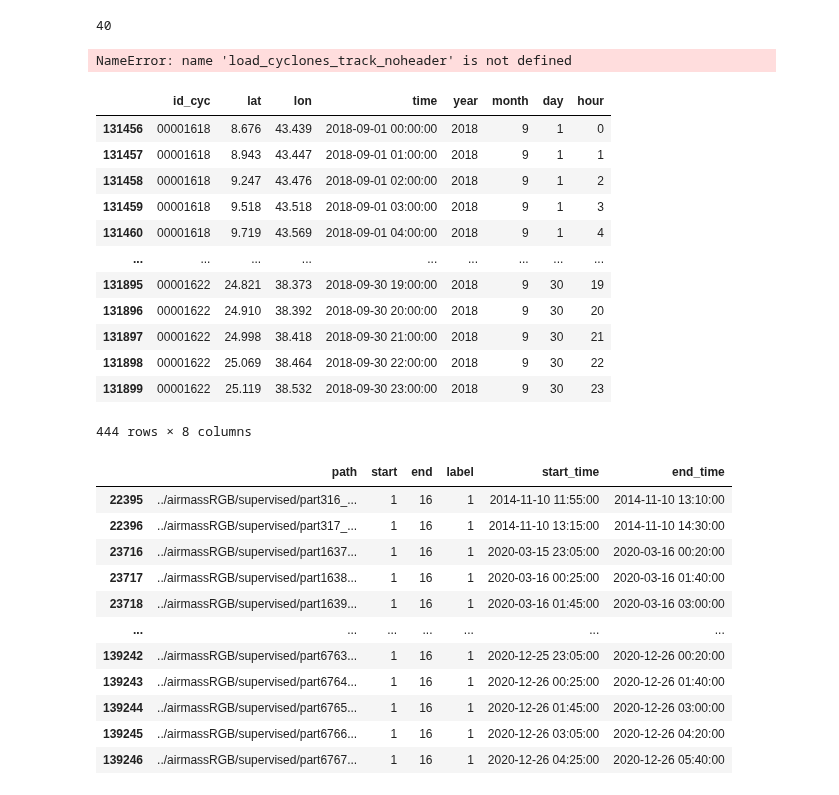
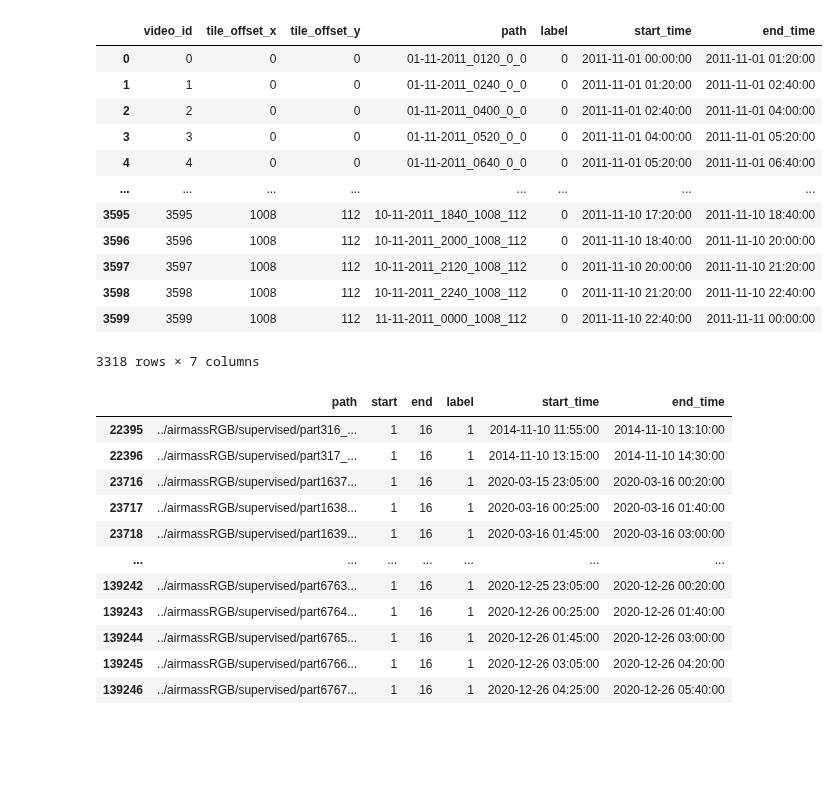
Before and after one commit to dandarm/VideoMAEv2, a Jupyter notebook: Build_dataset_videoMAE.ipynb, the cells around one changed output. Saved outputs shown, nothing was run; the diff lists cells and outputs as text; code cells hidden in the pictures; blank space fills up the shorter version.

```diff
--- a/Build_dataset_videoMAE.ipynb
+++ b/Build_dataset_videoMAE.ipynb
@@ -78,0 +149,2 @@ sorted_metadata
+# %%
+grouped = df.groupby(["tile_offset_x", "tile_offset_y"], group_keys=False)
@@ -79 +230,3 @@ sorted_metadata
+# %%
+df_res = create_tile_videos(df)
 # %%
@@ -124,31 +235,19 @@ subfolder_info[10]
-# %%
-len(subfolder_info)
-# %% [output]
-40
-# %%
-# 2) Carico i ciclonici
-tracks_file = "./TRACKS_CL7.dat"
-df_tracks = load_cyclones_track_noheader(tracks_file)
-# %% [output]
-NameError: name 'load_cyclones_track_noheader' is not defined
-# %%
-m = df_tracks.year == 2018 #.unique()
-mset = df_tracks[m].month == 9
-df_tracks[m&mset]
-# %% [output]
-|  | id_cyc | lat | lon | time | year | month | day | hour |
-| 131456 | 00001618 | 8.676 | 43.439 | 2018-09-01 00:00:00 | 2018 | 9 | 1 | 0 |
-| 131457 | 00001618 | 8.943 | 43.447 | 2018-09-01 01:00:00 | 2018 | 9 | 1 | 1 |
-| 131458 | 00001618 | 9.247 | 43.476 | 2018-09-01 02:00:00 | 2018 | 9 | 1 | 2 |
-| 131459 | 00001618 | 9.518 | 43.518 | 2018-09-01 03:00:00 | 2018 | 9 | 1 | 3 |
-| 131460 | 00001618 | 9.719 | 43.569 | 2018-09-01 04:00:00 | 2018 | 9 | 1 | 4 |
-| ... | ... | ... | ... | ... | ... | ... | ... | ... |
-| 131895 | 00001622 | 24.821 | 38.373 | 2018-09-30 19:00:00 | 2018 | 9 | 30 | 19 |
-| 131896 | 00001622 | 24.910 | 38.392 | 2018-09-30 20:00:00 | 2018 | 9 | 30 | 20 |
-| 131897 | 00001622 | 24.998 | 38.418 | 2018-09-30 21:00:00 | 2018 | 9 | 30 | 21 |
-| 131898 | 00001622 | 25.069 | 38.464 | 2018-09-30 22:00:00 | 2018 | 9 | 30 | 22 |
-| 131899 | 00001622 | 25.119 | 38.532 | 2018-09-30 23:00:00 | 2018 | 9 | 30 | 23 |
-444 rows × 8 columns
+# %%
+df_res[m_non_cicloni]
+# %% [output]
+|  | video_id | tile_offset_x | tile_offset_y | path | label | start_time | end_time |
+| 0 | 0 | 0 | 0 | 01-11-2011_0120_0_0 | 0 | 2011-11-01 00:00:00 | 2011-11-01 01:20:00 |
+| 1 | 1 | 0 | 0 | 01-11-2011_0240_0_0 | 0 | 2011-11-01 01:20:00 | 2011-11-01 02:40:00 |
+| 2 | 2 | 0 | 0 | 01-11-2011_0400_0_0 | 0 | 2011-11-01 02:40:00 | 2011-11-01 04:00:00 |
+| 3 | 3 | 0 | 0 | 01-11-2011_0520_0_0 | 0 | 2011-11-01 04:00:00 | 2011-11-01 05:20:00 |
+| 4 | 4 | 0 | 0 | 01-11-2011_0640_0_0 | 0 | 2011-11-01 05:20:00 | 2011-11-01 06:40:00 |
+| ... | ... | ... | ... | ... | ... | ... | ... |
+| 3595 | 3595 | 1008 | 112 | 10-11-2011_1840_1008_112 | 0 | 2011-11-10 17:20:00 | 2011-11-10 18:40:00 |
+| 3596 | 3596 | 1008 | 112 | 10-11-2011_2000_1008_112 | 0 | 2011-11-10 18:40:00 | 2011-11-10 20:00:00 |
+| 3597 | 3597 | 1008 | 112 | 10-11-2011_2120_1008_112 | 0 | 2011-11-10 20:00:00 | 2011-11-10 21:20:00 |
+| 3598 | 3598 | 1008 | 112 | 10-11-2011_2240_1008_112 | 0 | 2011-11-10 21:20:00 | 2011-11-10 22:40:00 |
+| 3599 | 3599 | 1008 | 112 | 11-11-2011_0000_1008_112 | 0 | 2011-11-10 22:40:00 | 2011-11-11 00:00:00 |
+3318 rows × 7 columns
 # %%
 df_out[df_out.label ==1]
 # %% [output]
```
Also changed, not shown: parts of 21 cells of this notebook, 3 other files.
